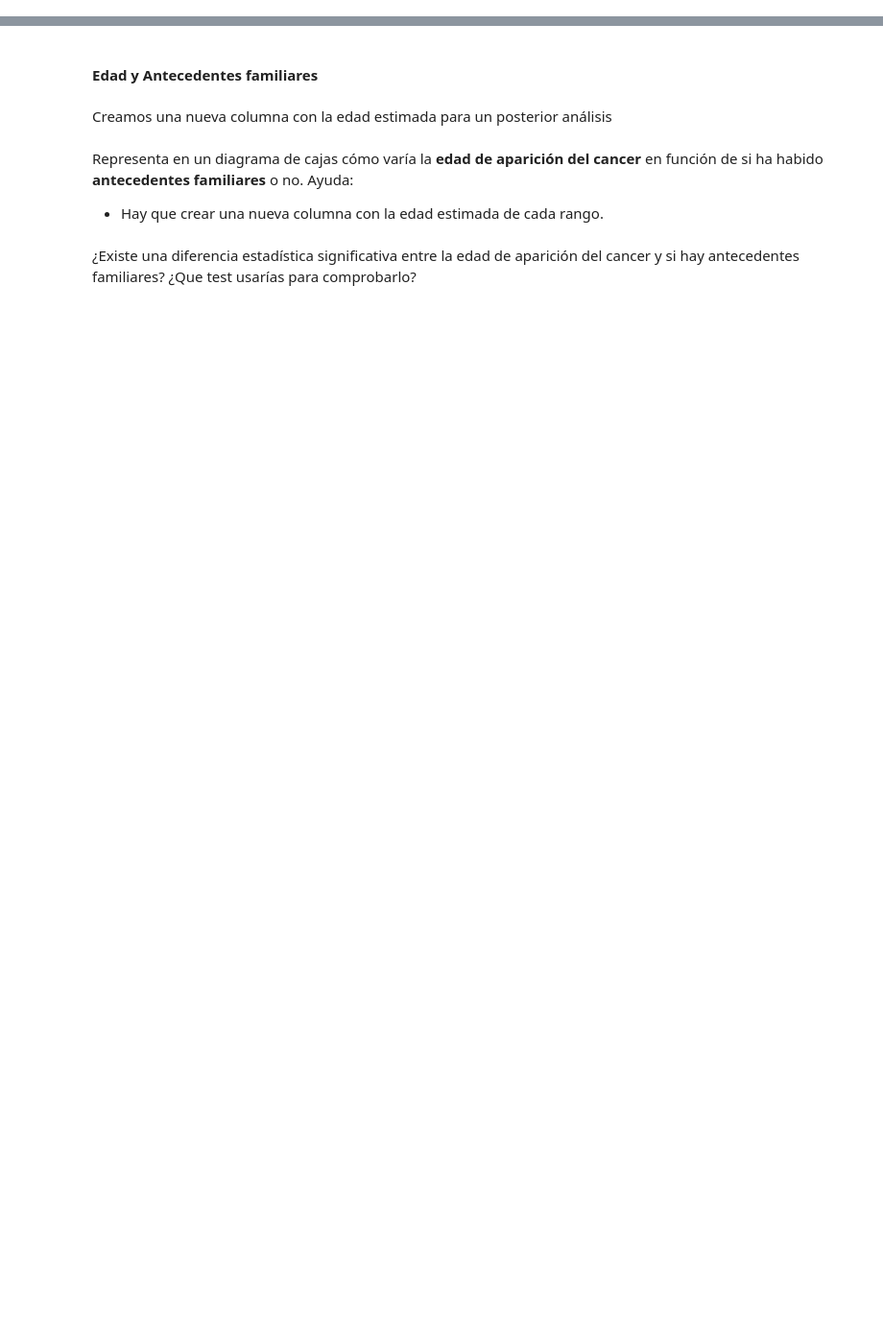
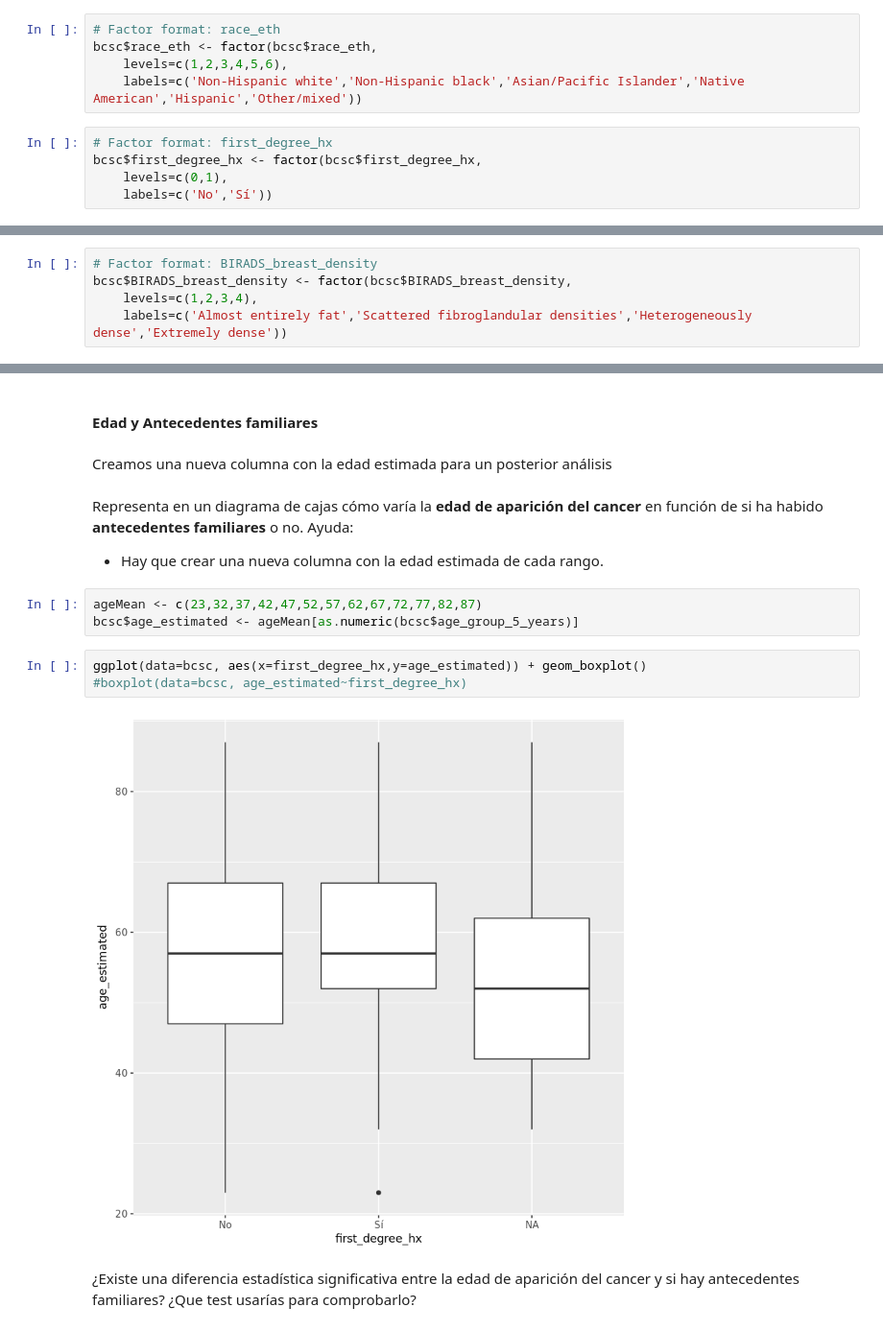
Before and after one commit to rhardjono/BootcampBDML, a Jupyter notebook: Modulo05 - Statistics/Practica2.ipynb, the cells around one changed output, grey strips where cells are left out. Shown at 96% size. Drawn from its saved outputs; the diff is of its cells as text; blank space fills up the shorter version.

```diff
--- a/Modulo05 - Statistics/Practica2.ipynb
+++ b/Modulo05 - Statistics/Practica2.ipynb
@@ -47,0 +75,10 @@ Formatear el dataframe:
+# %%
+# Factor format: race_eth
+bcsc$race_eth <- factor(bcsc$race_eth,
+    levels=c(1,2,3,4,5,6),
+    labels=c('Non-Hispanic white','Non-Hispanic black','Asian/Pacific Islander','Native American','Hispanic','Other/mixed'))
+# %%
+# Factor format: first_degree_hx
+bcsc$first_degree_hx <- factor(bcsc$first_degree_hx,
+    levels=c(0,1),
+    labels=c('No','Sí'))
@@ -47,0 +95,5 @@ Formatear el dataframe:
+# %%
+# Factor format: BIRADS_breast_density
+bcsc$BIRADS_breast_density <- factor(bcsc$BIRADS_breast_density,
+    levels=c(1,2,3,4),
+    labels=c('Almost entirely fat','Scattered fibroglandular densities','Heterogeneously dense','Extremely dense'))
@@ -53,5 +130,13 @@ Creamos una nueva columna con la edad estimada para un posterior análisis
 Representa en un diagrama de cajas cómo varía la **edad de aparición del cancer** en función de si ha habido **antecedentes familiares** o no.
 Ayuda:
 - Hay que crear una nueva columna con la edad estimada de cada rango.
+# %%
+ageMean <- c(23,32,37,42,47,52,57,62,67,72,77,82,87)
+bcsc$age_estimated <- ageMean[as.numeric(bcsc$age_group_5_years)]
+# %%
+ggplot(data=bcsc, aes(x=first_degree_hx,y=age_estimated)) + geom_boxplot()
+#boxplot(data=bcsc, age_estimated~first_degree_hx)
+# %% [output]
+[figure, added]
 # %% [markdown]
 ¿Existe una diferencia estadística significativa entre la edad de aparición del cancer y si hay antecedentes familiares? ¿Que test usarías para comprobarlo?
```
Also changed, not shown: parts of 37 cells of this notebook, 1 other file.
